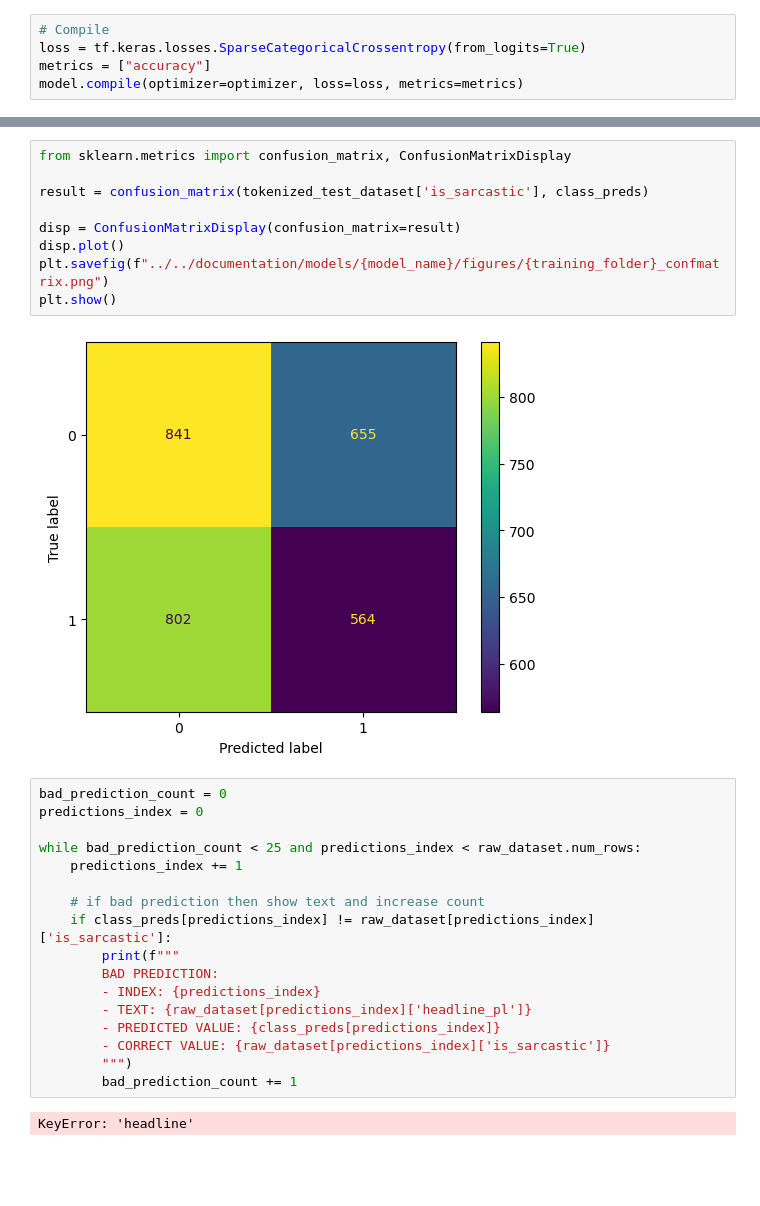
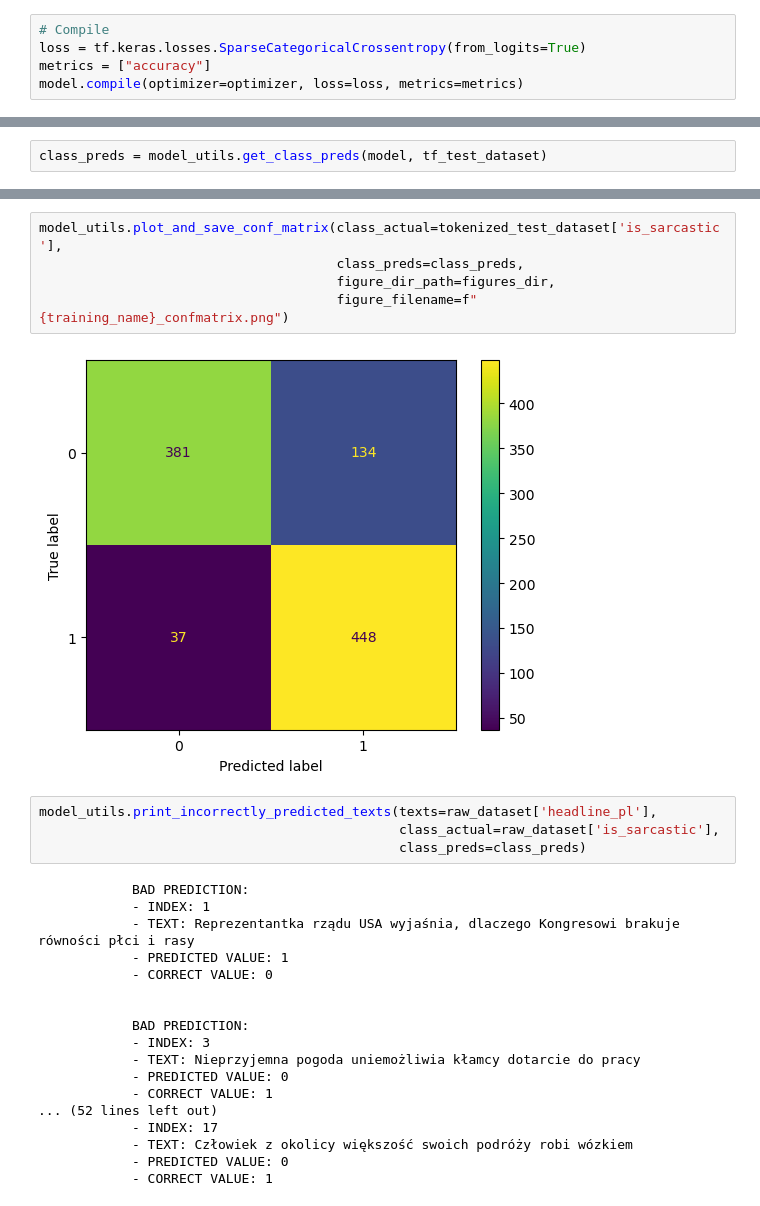
Before and after one commit to arsemi337/nlp-models, a Jupyter notebook: notebooks/sarcasm/sarcasm_pl_bert.ipynb, the cells around one changed output, grey strips where cells are left out. Drawn from its saved outputs; the diff is of its cells as text; blank space fills up the shorter version.

```diff
--- a/notebooks/sarcasm/sarcasm_pl_bert.ipynb
+++ b/notebooks/sarcasm/sarcasm_pl_bert.ipynb
@@ -222 +181,3 @@ class_preds = np.argmax(probabilities, axis=1)
+# %%
+class_preds = model_utils.get_class_preds(model, tf_test_dataset)
 # %%
@@ -236,30 +195,29 @@ F1 score:  0.43636363636363634
-# %%
-from sklearn.metrics import confusion_matrix, ConfusionMatrixDisplay
-
-result = confusion_matrix(tokenized_test_dataset['is_sarcastic'], class_preds)
-
-disp = ConfusionMatrixDisplay(confusion_matrix=result)
-disp.plot()
-plt.savefig(f"../../documentation/models/{model_name}/figures/{training_folder}_confmatrix.png")
-plt.show()
-# %% [output]
-[figure, removed]
-# %%
-bad_prediction_count = 0
-predictions_index = 0
-
-while bad_prediction_count < 25 and predictions_index < raw_dataset.num_rows:
-    predictions_index += 1
-
-    # if bad prediction then show text and increase count
-    if class_preds[predictions_index] != raw_dataset[predictions_index]['is_sarcastic']:
-        print(f"""
-        BAD PREDICTION:
-        - INDEX: {predictions_index}
-        - TEXT: {raw_dataset[predictions_index]['headline_pl']}
-        - PREDICTED VALUE: {class_preds[predictions_index]}
-        - CORRECT VALUE: {raw_dataset[predictions_index]['is_sarcastic']}
-        """)
-        bad_prediction_count += 1
-# %% [output]
-KeyError: 'headline'
+# %%
+model_utils.plot_and_save_conf_matrix(class_actual=tokenized_test_dataset['is_sarcastic'],
+                                      class_preds=class_preds,
+                                      figure_dir_path=figures_dir,
+                                      figure_filename=f"{training_name}_confmatrix.png")
+# %% [output]
+[figure, added]
+# %%
+model_utils.print_incorrectly_predicted_texts(texts=raw_dataset['headline_pl'],
+                                              class_actual=raw_dataset['is_sarcastic'],
+                                              class_preds=class_preds)
+# %% [output]
+            BAD PREDICTION:
+            - INDEX: 1
+            - TEXT: Reprezentantka rządu USA wyjaśnia, dlaczego Kongresowi brakuje równości płci i rasy
+            - PREDICTED VALUE: 1
+            - CORRECT VALUE: 0
+
+
+            BAD PREDICTION:
+            - INDEX: 3
+            - TEXT: Nieprzyjemna pogoda uniemożliwia kłamcy dotarcie do pracy
+            - PREDICTED VALUE: 0
+            - CORRECT VALUE: 1
+... (52 lines left out)
+            - INDEX: 17
+            - TEXT: Człowiek z okolicy większość swoich podróży robi wózkiem
+            - PREDICTED VALUE: 0
+            - CORRECT VALUE: 1
```
Also changed, not shown: parts of 21 cells of this notebook, 6 other files.
